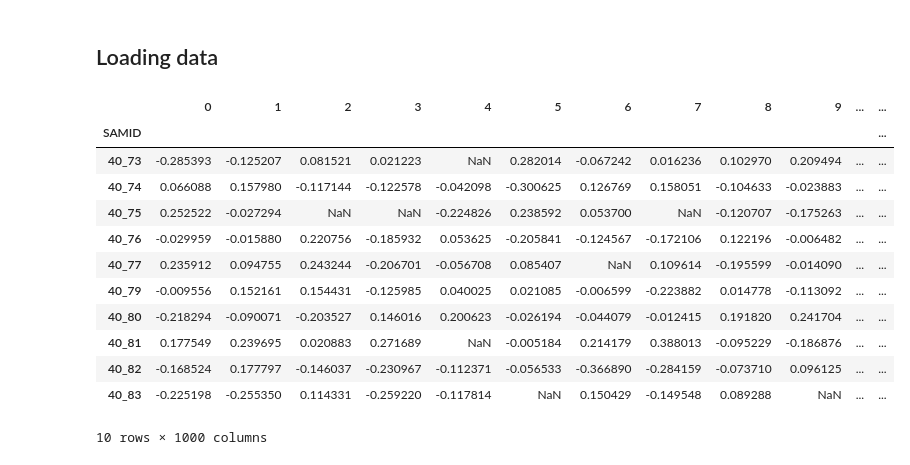
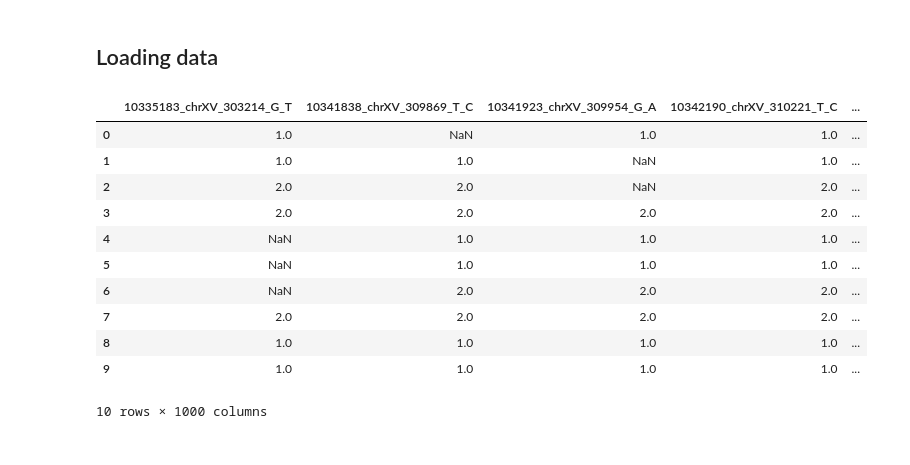
Before and after one commit to celiacl/ML_yeast_dna_imputation, a Jupyter notebook: notebooks/XGBoost_yeast.ipynb, the cells around one changed output. Drawn from its saved outputs; the diff is of its cells as text; code cells hidden in the pictures.

```diff
--- a/notebooks/XGBoost_yeast.ipynb
+++ b/notebooks/XGBoost_yeast.ipynb
@@ -20,25 +20,24 @@ np.random.seed(seed=28213)
 # %% [markdown]
 ## Loading data
 # %%
-df_train_split = pd.read_parquet('../data/processed/df_train_reduced.parquet')
-df_val_split = pd.read_parquet('../data/processed/df_val_reduced.parquet')
-df_test_mca_missing_10 = pd.read_parquet('../data/processed/df_test_reduced_missing_10.parquet')
-df_test_mca_missing_20 = pd.read_parquet('../data/processed/df_test_reduced_missing_20.parquet')
-df_test_mca_missing_30 = pd.read_parquet('../data/processed/df_test_reducedmissing_30.parquet')
-df_test_mca_missing_40 = pd.read_parquet('../data/processed/df_test_mca_reduced_40.parquet')
+df_train = pd.read_parquet('../data/processed/df_train_reduced.parquet')
+df_test= pd.read_parquet('../data/processed/df_test_reduced.parquet')
+df_test_missing_10 = pd.read_parquet('../data/processed/df_test_reduced_missing_10.parquet')
+df_test_missing_20 = pd.read_parquet('../data/processed/df_test_reduced_missing_20.parquet')
+df_test_missing_30 = pd.read_parquet('../data/processed/df_test_reduced_missing_30.parquet')
+df_test_missing_40 = pd.read_parquet('../data/processed/df_test_reduced_missing_40.parquet')
 # %%
-df_test_mca_missing_10.head(10)
+df_test_missing_10.head(10)
 # %% [output]
-|  | 0 | 1 | 2 | 3 | 4 | 5 | 6 | 7 | 8 | 9 | ... | ... |
-| SAMID |  |  |  |  |  |  |  |  |  |  |  | ... |
-| 40_73 | -0.285393 | -0.125207 | 0.081521 | 0.021223 | NaN | 0.282014 | -0.067242 | 0.016236 | 0.102970 | 0.209494 | ... | ... |
-| 40_74 | 0.066088 | 0.157980 | -0.117144 | -0.122578 | -0.042098 | -0.300625 | 0.126769 | 0.158051 | -0.104633 | -0.023883 | ... | ... |
-| 40_75 | 0.252522 | -0.027294 | NaN | NaN | -0.224826 | 0.238592 | 0.053700 | NaN | -0.120707 | -0.175263 | ... | ... |
-| 40_76 | -0.029959 | -0.015880 | 0.220756 | -0.185932 | 0.053625 | -0.205841 | -0.124567 | -0.172106 | 0.122196 | -0.006482 | ... | ... |
-| 40_77 | 0.235912 | 0.094755 | 0.243244 | -0.206701 | -0.056708 | 0.085407 | NaN | 0.109614 | -0.195599 | -0.014090 | ... | ... |
-| 40_79 | -0.009556 | 0.152161 | 0.154431 | -0.125985 | 0.040025 | 0.021085 | -0.006599 | -0.223882 | 0.014778 | -0.113092 | ... | ... |
-| 40_80 | -0.218294 | -0.090071 | -0.203527 | 0.146016 | 0.200623 | -0.026194 | -0.044079 | -0.012415 | 0.191820 | 0.241704 | ... | ... |
-| 40_81 | 0.177549 | 0.239695 | 0.020883 | 0.271689 | NaN | -0.005184 | 0.214179 | 0.388013 | -0.095229 | -0.186876 | ... | ... |
-| 40_82 | -0.168524 | 0.177797 | -0.146037 | -0.230967 | -0.112371 | -0.056533 | -0.366890 | -0.284159 | -0.073710 | 0.096125 | ... | ... |
-| 40_83 | -0.225198 | -0.255350 | 0.114331 | -0.259220 | -0.117814 | NaN | 0.150429 | -0.149548 | 0.089288 | NaN | ... | ... |
+|  | 10335183_chrXV_303214_G_T | 10341838_chrXV_309869_T_C | 10341923_chrXV_309954_G_A | 10342190_chrXV_310221_T_C | ... |
+| 0 | 1.0 | NaN | 1.0 | 1.0 | ... |
+| 1 | 1.0 | 1.0 | NaN | 1.0 | ... |
+| 2 | 2.0 | 2.0 | NaN | 2.0 | ... |
+| 3 | 2.0 | 2.0 | 2.0 | 2.0 | ... |
+| 4 | NaN | 1.0 | 1.0 | 1.0 | ... |
+| 5 | NaN | 1.0 | 1.0 | 1.0 | ... |
+| 6 | NaN | 2.0 | 2.0 | 2.0 | ... |
+| 7 | 2.0 | 2.0 | 2.0 | 2.0 | ... |
+| 8 | 1.0 | 1.0 | 1.0 | 1.0 | ... |
+| 9 | 1.0 | 1.0 | 1.0 | 1.0 | ... |
 10 rows × 1000 columns
```
Also changed, not shown: parts of 18 cells of this notebook, 15 other files.
